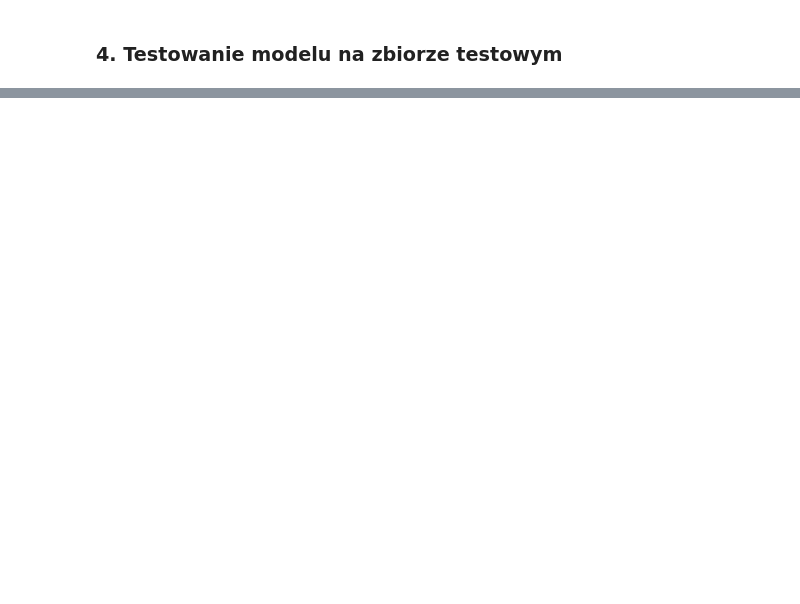
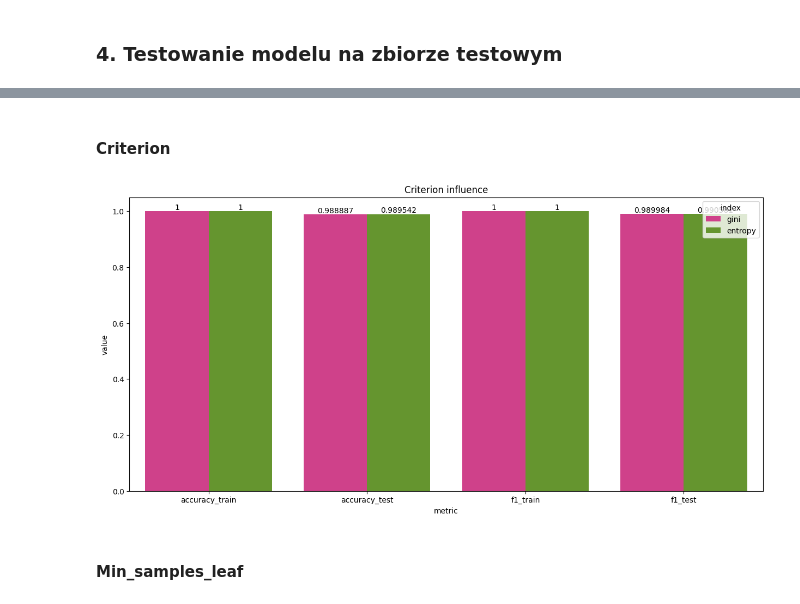
Before and after one commit to mweuro/ML_2024, a Jupyter notebook: task_3/ML_3.ipynb, the cells around one changed output, grey strips where cells are left out. Cells and saved outputs as stored; diff of their text form; code cells hidden in the pictures; blank space fills up the shorter version.

```diff
--- a/task_3/ML_3.ipynb
+++ b/task_3/ML_3.ipynb
@@ -330,0 +407,2 @@ plt.show()
+# %% [markdown]
+#### Criterion
@@ -330,0 +455,20 @@ plt.show()
+# %%
+def plot_criterion(metrics = criterion_metrics):
+
+    df = pd.DataFrame(metrics, index = ['gini', 'entropy'])
+    df_melted = df.reset_index().melt(id_vars = 'index', var_name = 'metric', value_name = 'value')
+    colors = plt.cm.Dark2.colors[(len(metrics['accuracy_train']) + 1):(len(metrics['accuracy_train']) + 3)]
+
+    fig, ax = plt.subplots(figsize = (15, 7))
+    sns.barplot(x = 'metric', y = 'value', hue = 'index', data = df_melted, palette = colors, ax = ax)
+    for i in ax.containers:
+        ax.bar_label(i,)
+    plt.title('Criterion influence')
+    plt.show()
+
+
+plot_criterion()
+# %% [output]
+[figure, added]
+# %% [markdown]
+#### Min_samples_leaf
```
Also changed, not shown: parts of 21 cells of this notebook.
